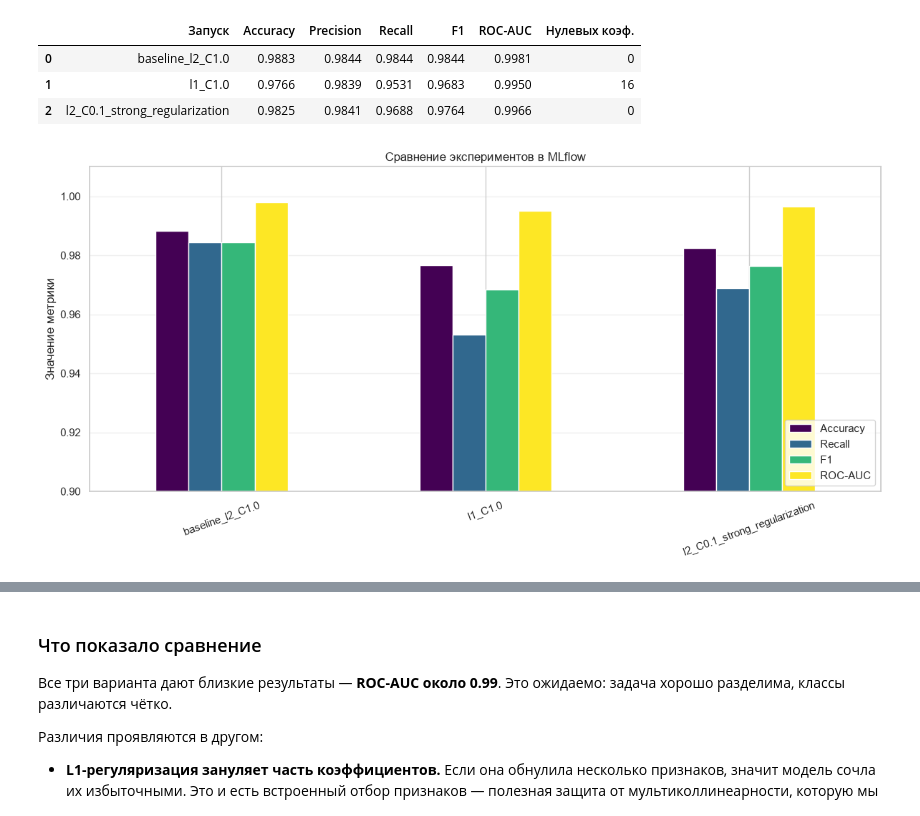
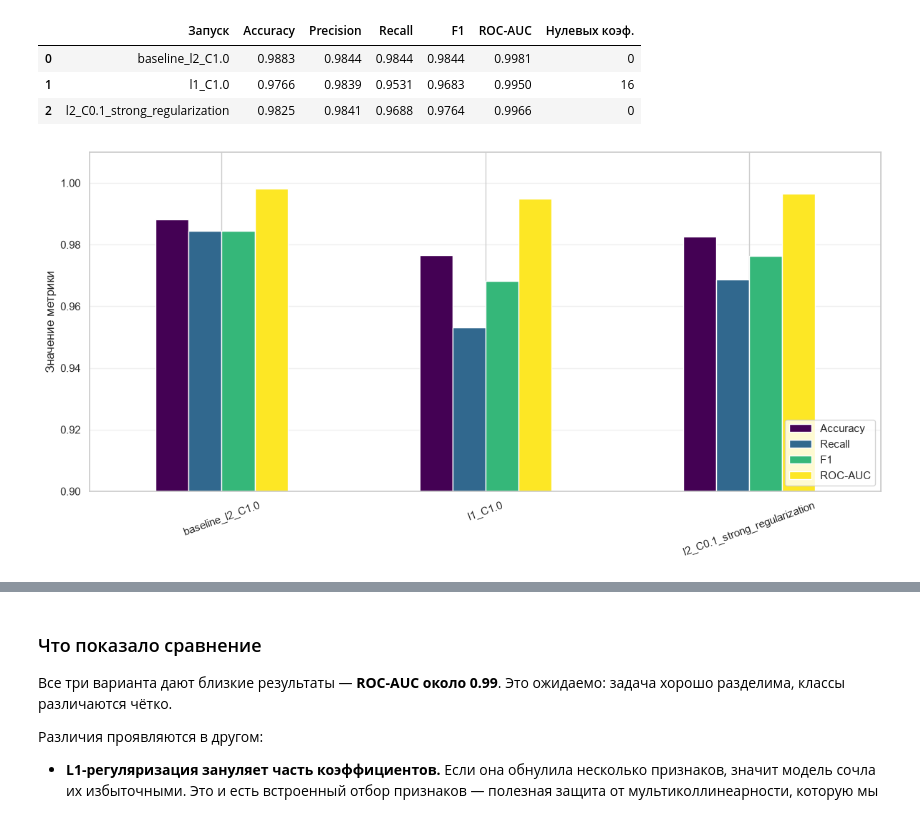
Before and after one commit to DmitPerson42/praktika-1, a Jupyter notebook: логистическая_регрессия.ipynb, the cells around one changed output, grey strips where cells are left out. Drawn from its saved outputs; the diff is of its cells as text; code cells hidden in the pictures.

```diff
--- a/логистическая_регрессия.ipynb
+++ b/логистическая_регрессия.ipynb
@@ -1327,28 +1286,26 @@ results_df.reset_index(drop=True)
 # %%
 # Нарисуем сравнение экспериментов столбиками — так нагляднее.
 
 # Готовим данные: строки — названия запусков, столбцы — метрики.
 plot_data = results_df.set_index("Запуск")[["Accuracy", "Recall", "F1", "ROC-AUC"]]
 
 # Рисуем сгруппированную столбчатую диаграмму.
 ax = plot_data.plot(
     kind="bar",             # тип графика — столбики
     figsize=(12, 6),        # размер
     ylim=(0.9, 1.01),       # диапазон оси Y: все метрики близки к 1
     rot=20,                 # наклон подписей по оси X
     colormap="viridis",     # цветовая схема
 )
 
-# Подписи и заголовок.
-ax.set_title("Сравнение экспериментов в MLflow")
 ax.set_ylabel("Значение метрики")
 ax.set_xlabel("")
 ax.legend(loc="lower right")
 
 # Добавляем горизонтальную сетку для читаемости.
 ax.grid(axis="y", alpha=0.3)
 
 plt.tight_layout()
 plt.show()
 # %% [output]
-[figure, old version]
+[figure, new version]
```
Also changed, not shown: parts of 10 cells of this notebook, 6 other files.
